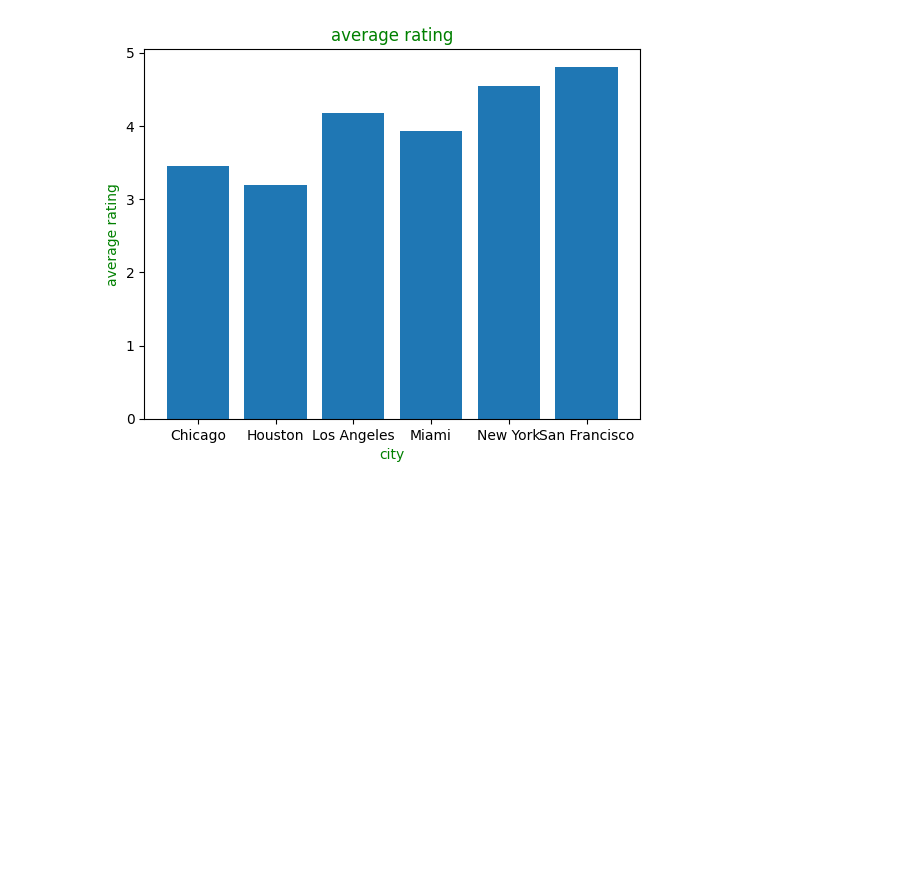
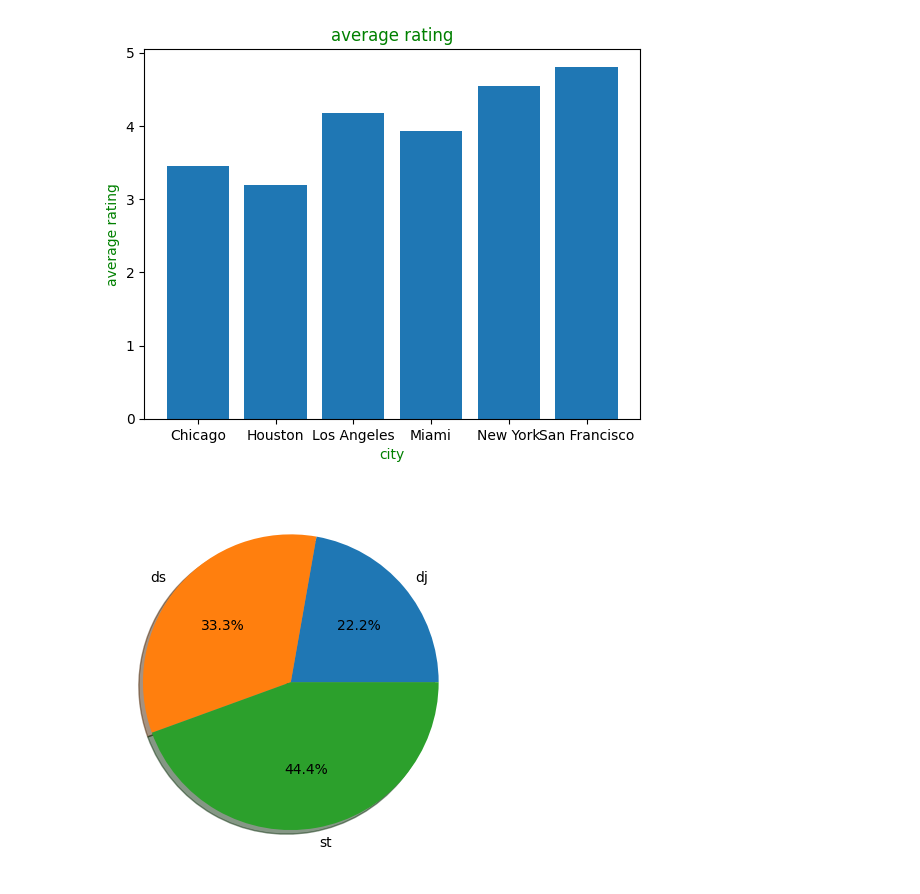
Before and after one commit to clarajchiramel-web/pandasworks, a Jupyter notebook: customer_behaviour_casestudy/process.ipynb, the cells around one changed output. Cells and saved outputs as stored; diff of their text form; code cells hidden in the pictures; blank space fills up the shorter version.

```diff
--- a/customer_behaviour_casestudy/process.ipynb
+++ b/customer_behaviour_casestudy/process.ipynb
@@ -218,3 +218,11 @@ plt.ylabel("average rating",color="green")
 plt.show()
 # %% [output]
 [figure]
+# %%
+import matplotlib.pyplot as plt
+batches=["dj","ds","st"]
+head_count=[20,30,40]
+plt.pie(head_count,labels=batches,autopct="%1.1f%%",shadow=True)
+plt.show()
+# %% [output]
+[figure, added]
```
Also changed, not shown: parts of 3 cells of this notebook, 1 other file.
